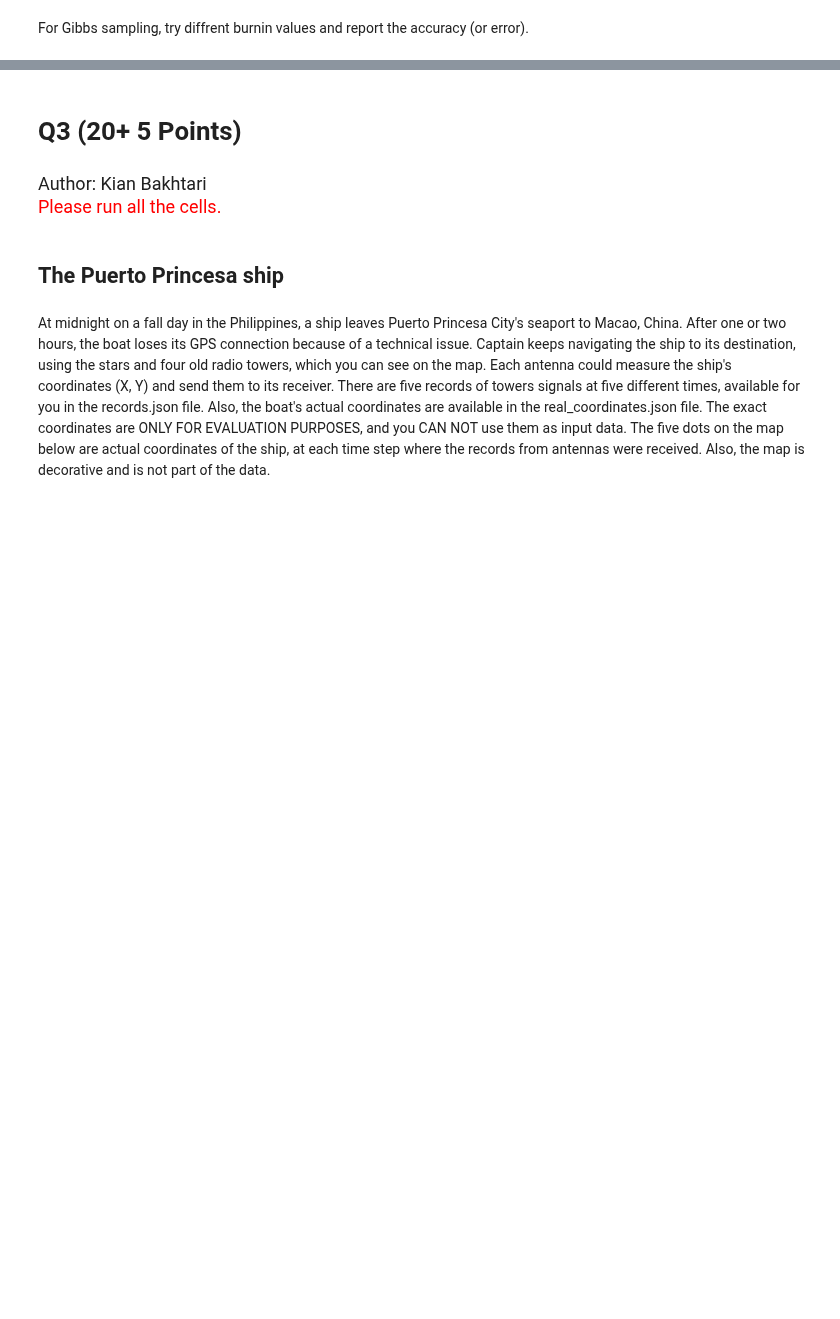
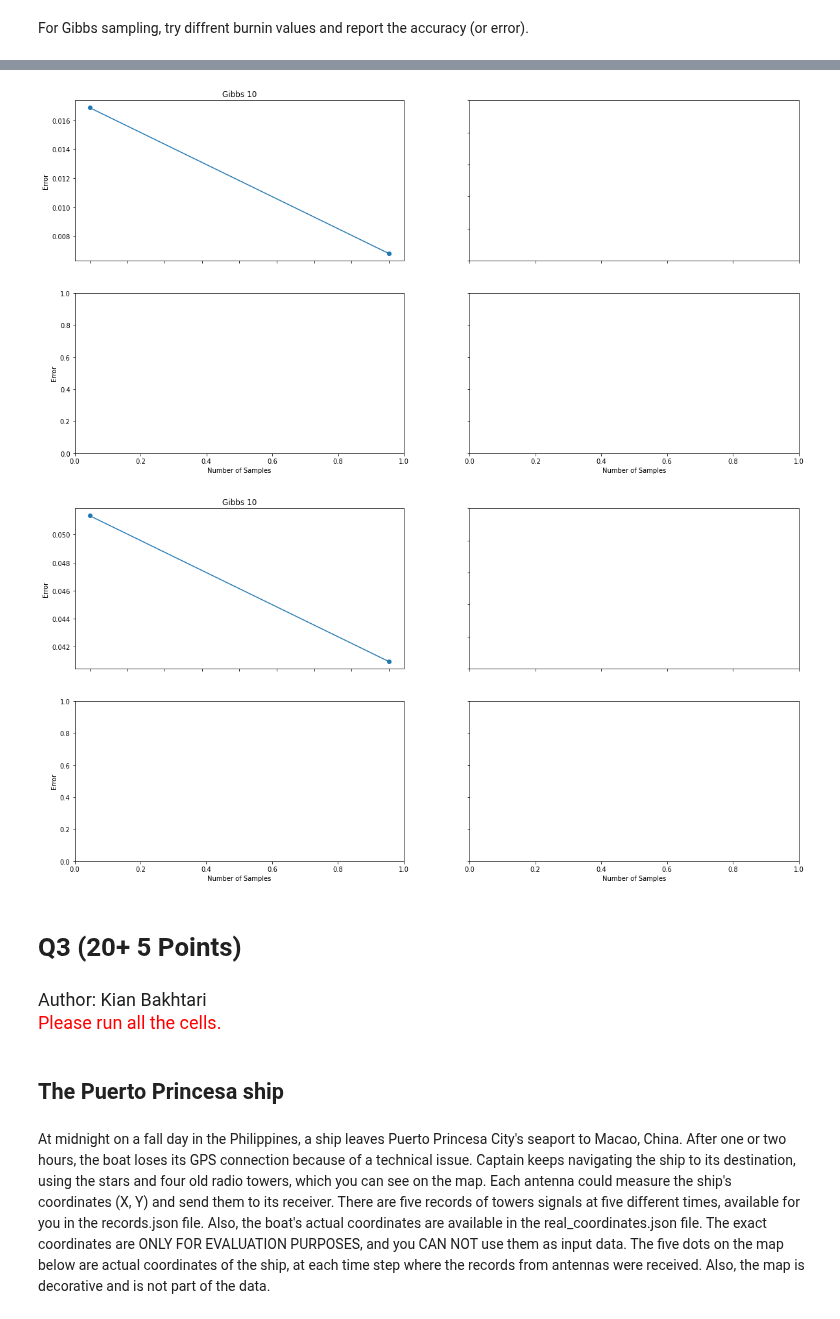
Before and after one commit to Parsa2820/ai-projects, a Jupyter notebook: projects/3/Practical/questions.ipynb, the cells around one changed output, grey strips where cells are left out. Drawn from its saved outputs; the diff is of its cells as text; code cells hidden in the pictures; blank space fills up the shorter version.

```diff
--- a/projects/3/Practical/questions.ipynb
+++ b/projects/3/Practical/questions.ipynb
@@ -748,3 +757,17 @@ for query in queries:
+# %%
+# extra space
+%store - r queries_error_lists_gibbs
+
+for error_lists in queries_error_lists_gibbs:
+    fig, axs = plt.subplots(2, 2, figsize=(20, 10))
+    for idx, error_list in enumerate(error_lists):
+        plot_error(f'Gibbs {BURNIN_VALUES[idx]}',
+                   SAMPLING_NUMBERS, error_list, axs, idx)
+    set_labels(axs)
+    plt.show()
+# %% [output]
+[figure, added]
+[figure, added]
 # %%
 # extra space
 # %% [markdown]
```
Also changed, not shown: parts of 19 cells of this notebook.
